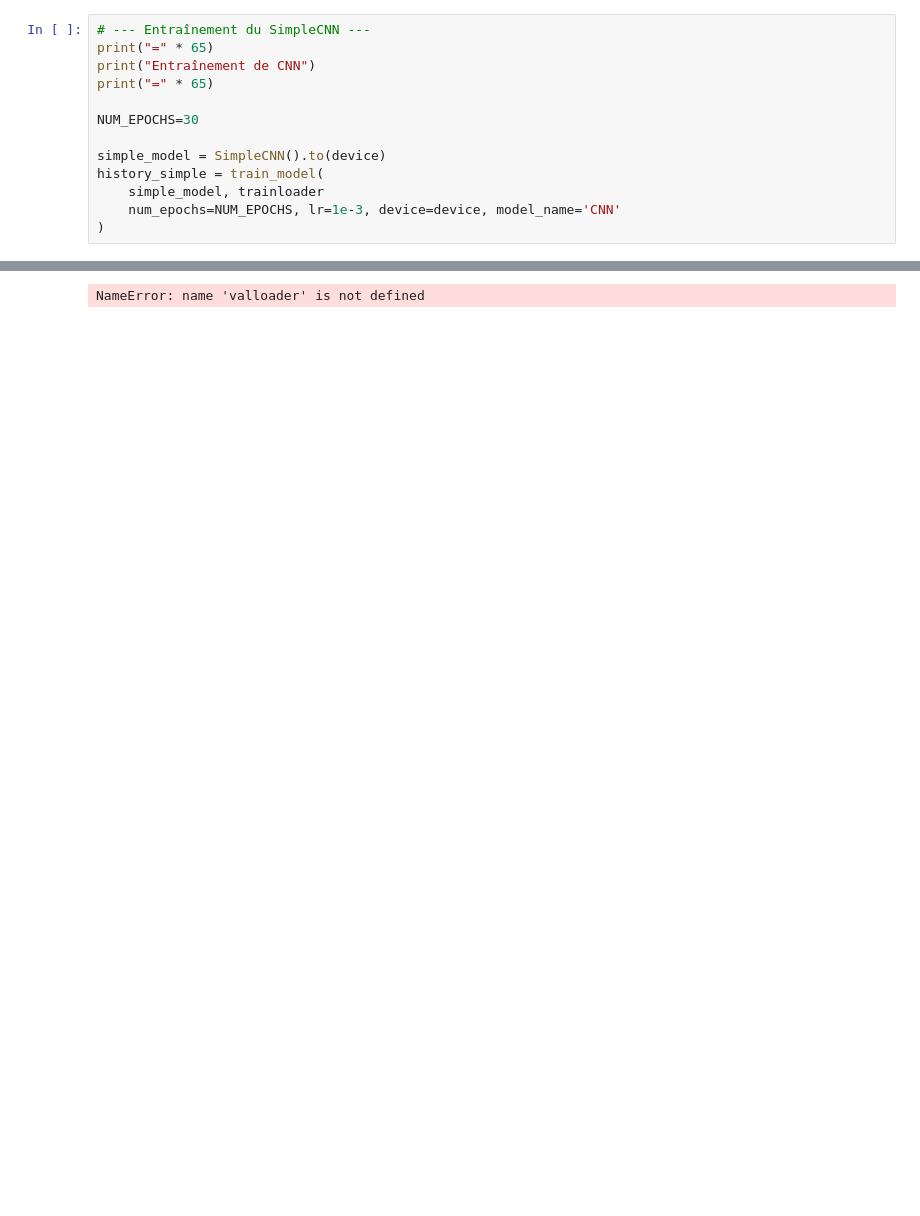
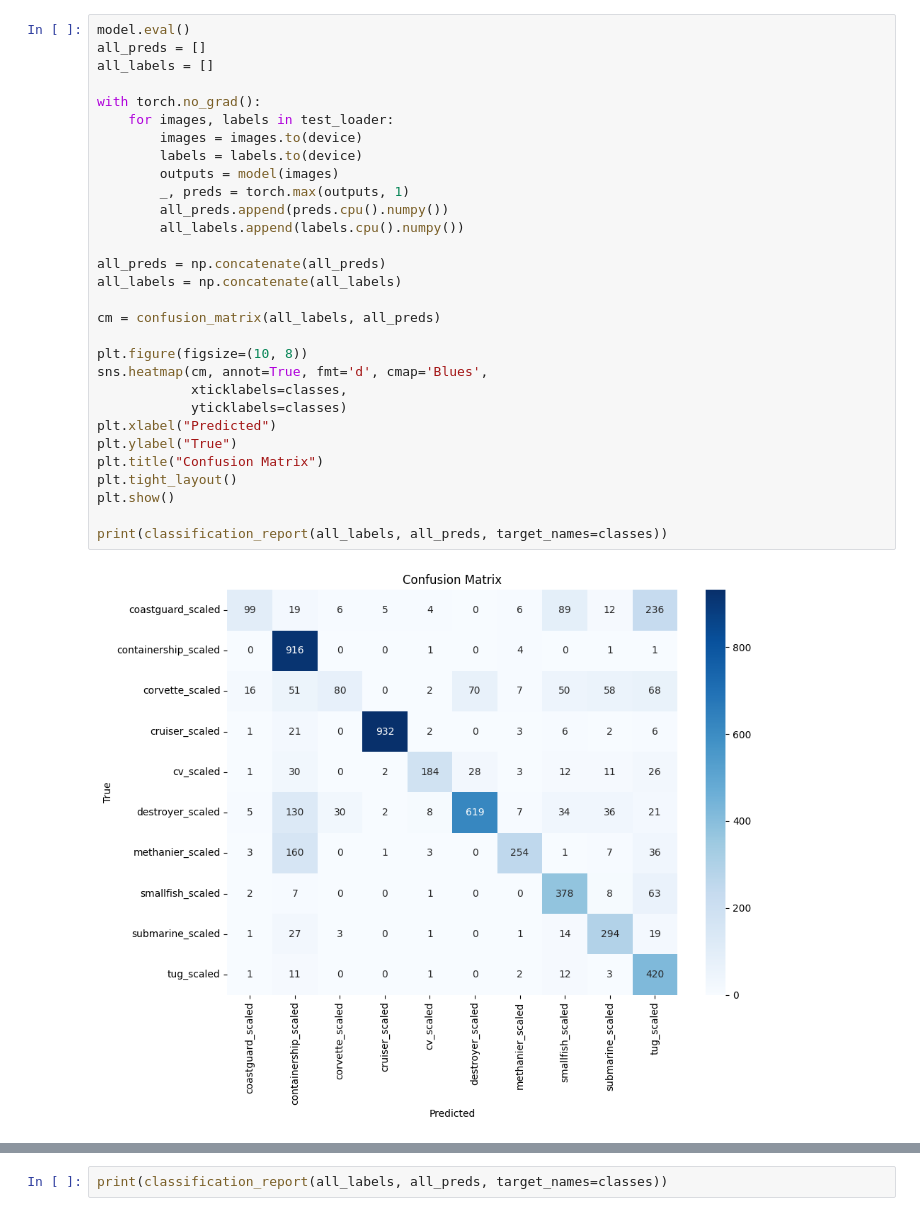
Before and after one commit to demoklyr/CNN, a Jupyter notebook: IRDN_Project.ipynb, the cells around one changed output, grey strips where cells are left out. Drawn from its saved outputs; the diff is of its cells as text; blank space fills up the shorter version.

```diff
--- a/IRDN_Project.ipynb
+++ b/IRDN_Project.ipynb
@@ -326,14 +377,32 @@ KeyboardInterrupt:
 # %%
-# --- Entraînement du SimpleCNN ---
-print("=" * 65)
-print("Entraînement de CNN")
-print("=" * 65)
+model.eval()
+all_preds = []
+all_labels = []
 
-NUM_EPOCHS=30
+with torch.no_grad():
+    for images, labels in test_loader:
+        images = images.to(device)
+        labels = labels.to(device)
+        outputs = model(images)
+        _, preds = torch.max(outputs, 1)
+        all_preds.append(preds.cpu().numpy())
+        all_labels.append(labels.cpu().numpy())
 
-simple_model = SimpleCNN().to(device)
-history_simple = train_model(
-    simple_model, trainloader
-    num_epochs=NUM_EPOCHS, lr=1e-3, device=device, model_name='CNN'
-)
+all_preds = np.concatenate(all_preds)
+all_labels = np.concatenate(all_labels)
+
+cm = confusion_matrix(all_labels, all_preds)
+
+plt.figure(figsize=(10, 8))
+sns.heatmap(cm, annot=True, fmt='d', cmap='Blues',
+            xticklabels=classes,
+            yticklabels=classes)
+plt.xlabel("Predicted")
+plt.ylabel("True")
+plt.title("Confusion Matrix")
+plt.tight_layout()
+plt.show()
+
+print(classification_report(all_labels, all_preds, target_names=classes))
 # %% [output]
+[figure, added]
@@ -343 +425,2 @@ Entraînement de SimpleCNN
-NameError: name 'valloader' is not defined
+# %%
+print(classification_report(all_labels, all_preds, target_names=classes))
```
Also changed, not shown: parts of 17 cells of this notebook, 1 other file.
